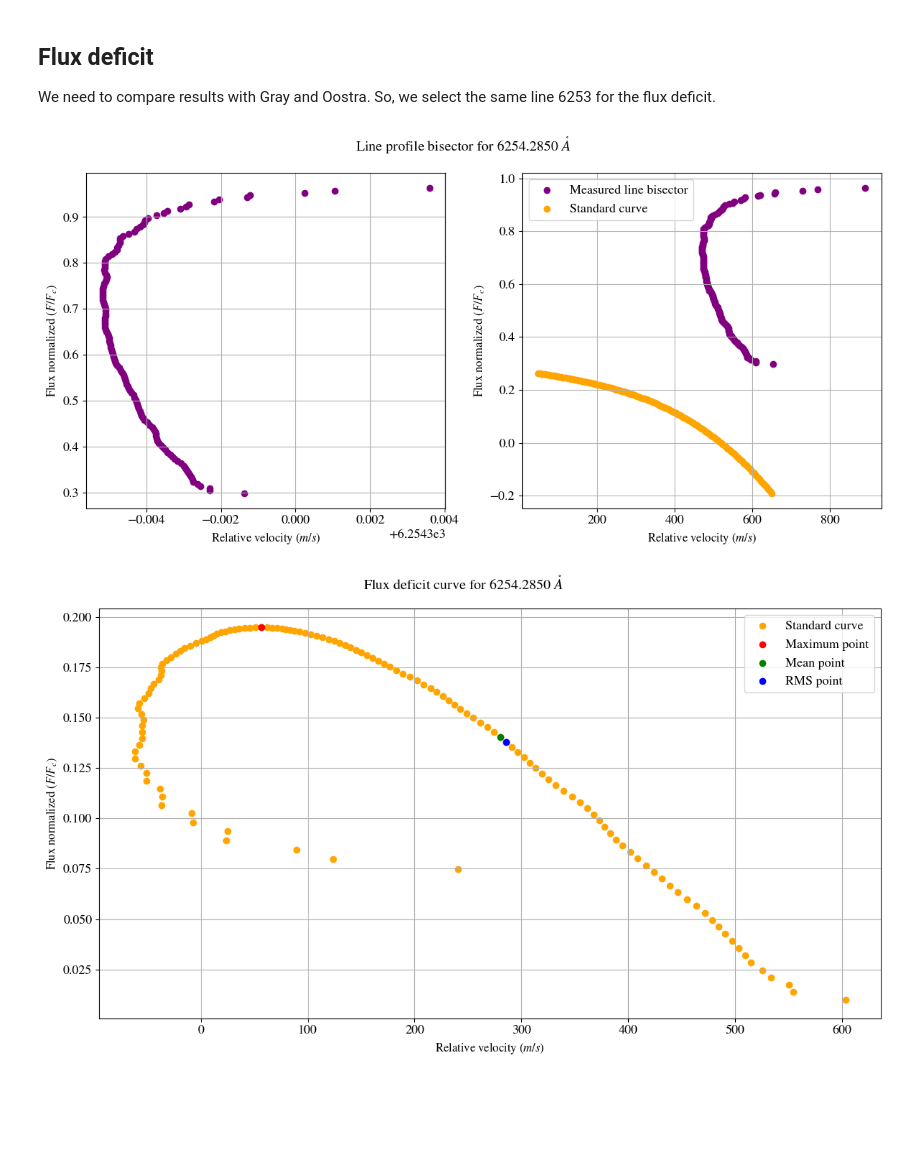
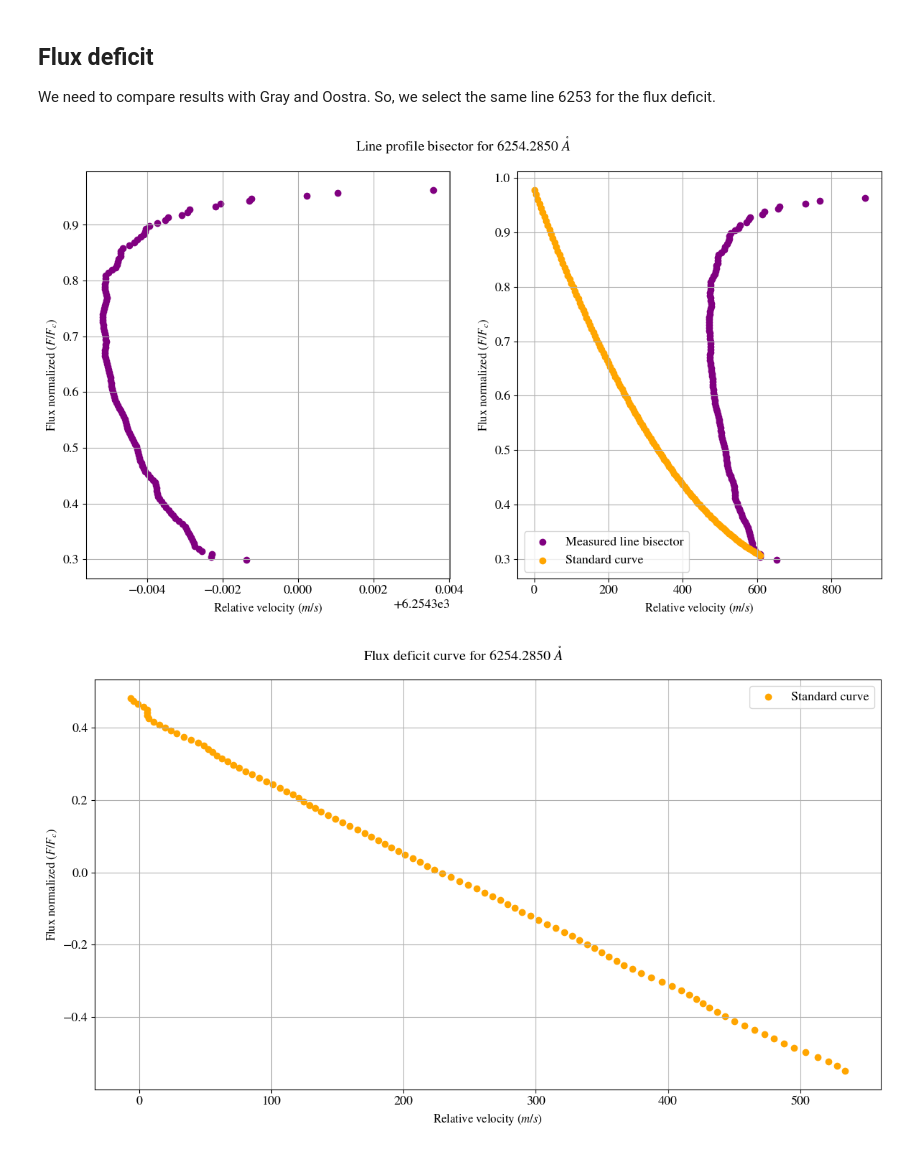
Before and after one commit to ccuellarn/Measurement-and-Characterization-of-Granulation-Patterns-in-the-IAG-Solar-Flux-Spectrum, a Jupyter notebook: Project/Characterization/Second signature/Flux deficit.ipynb, the cells around one changed output. Drawn from its saved outputs; the diff is of its cells as text; code cells hidden in the pictures; blank space fills up the shorter version.

```diff
--- a/Project/Characterization/Second signature/Flux deficit.ipynb
+++ b/Project/Characterization/Second signature/Flux deficit.ipynb
@@ -198,15 +198,15 @@ line_index = closer_lines[closer_lines['Fe line']  == 6254.2850].index[0]
 data = bisectors[line_index]
 
 #Parameters from the third signature characterization (Standard curves)
-parameters_green = np.array([ 0.2758,-0.2521e-3, 0.1731e-6,-0.1364e-8])
+parameters_green = np.array([ 0.837168,	-0.001829,1.197500e-06	])
 #For a difference between curves we need the same length, remember thats need to be shifted 633m/s
-vel_standard = np.linspace(50,650,len(data['Velocity']))
+vel_standard = np.linspace(0,data['Velocity'][1],len(data['Velocity']))
 
 #Standard curve with the length of
-flux_standard = poly.polyval(vel_standard,parameters_green)
+flux_standard = poly.polyval(vel_standard,parameters_green) +0.14
 #Calcule the difference
-Flux_deficit = data['Flux'] - flux_standard
-Vel_deficit = data['Velocity'] - vel_standard
+Flux_deficit = data['Flux'].loc[10:110] - flux_standard[10:111]
+Vel_deficit = data['Velocity'].loc[10:110] - vel_standard[10:111]
 
 Deficit = pd.DataFrame({'Flux':Flux_deficit,'Velocity':Vel_deficit })
 # %%
@@ -236,7 +236,7 @@ fig2.tight_layout()
 
 # fig2.savefig('Flux deficit.pdf')
 # %% [output]
-[figure, old version]
+[figure, new version]
 # %%
 #Point out the mean, maximum, HWM of velocity to the percentil from the line core
 maximum_deficit = Deficit[Deficit['Flux'] == max(Deficit['Flux'])]
@@ -253,21 +253,21 @@ rms_percentil = 100*( (max(data['Flux'])-min(data['Flux'])) / (rms_deficit['Flux
 # %%
 fig3, ax = plt.subplots(1,1,figsize=(12,7))
 
 fig3.suptitle(r'Flux deficit curve for 6254.2850 $\mathring{A}$')
 
 ax.scatter(Deficit['Velocity'],Deficit['Flux'],color= 'orange',label='Standard curve')
 #Points of interest
-ax.scatter(maximum_deficit['Velocity'],maximum_deficit['Flux'],color='red',label='Maximum point')
-ax.scatter(mean_deficit['Velocity'],mean_deficit['Flux'],color='green',label='Mean point')
-ax.scatter(rms_deficit['Velocity'],rms_deficit['Flux'],color='blue',label='RMS point')
+# ax.scatter(maximum_deficit['Velocity'],maximum_deficit['Flux'],color='red',label='Maximum point')
+# ax.scatter(mean_deficit['Velocity'],mean_deficit['Flux'],color='green',label='Mean point')
+# ax.scatter(rms_deficit['Velocity'],rms_deficit['Flux'],color='blue',label='RMS point')
 
 ax.grid()
 ax.legend()
 ax.set_xlabel(r'Relative velocity $(m/s)$')
 ax.set_ylabel(r'Flux normalized $(F/F_{c})$')
 
 fig3.tight_layout()
 
 # fig3.savefig('Flux deficit curve.pdf')
 # %% [output]
-[figure, old version]
+[figure, new version]
```
Also changed, not shown: 12 other files.
